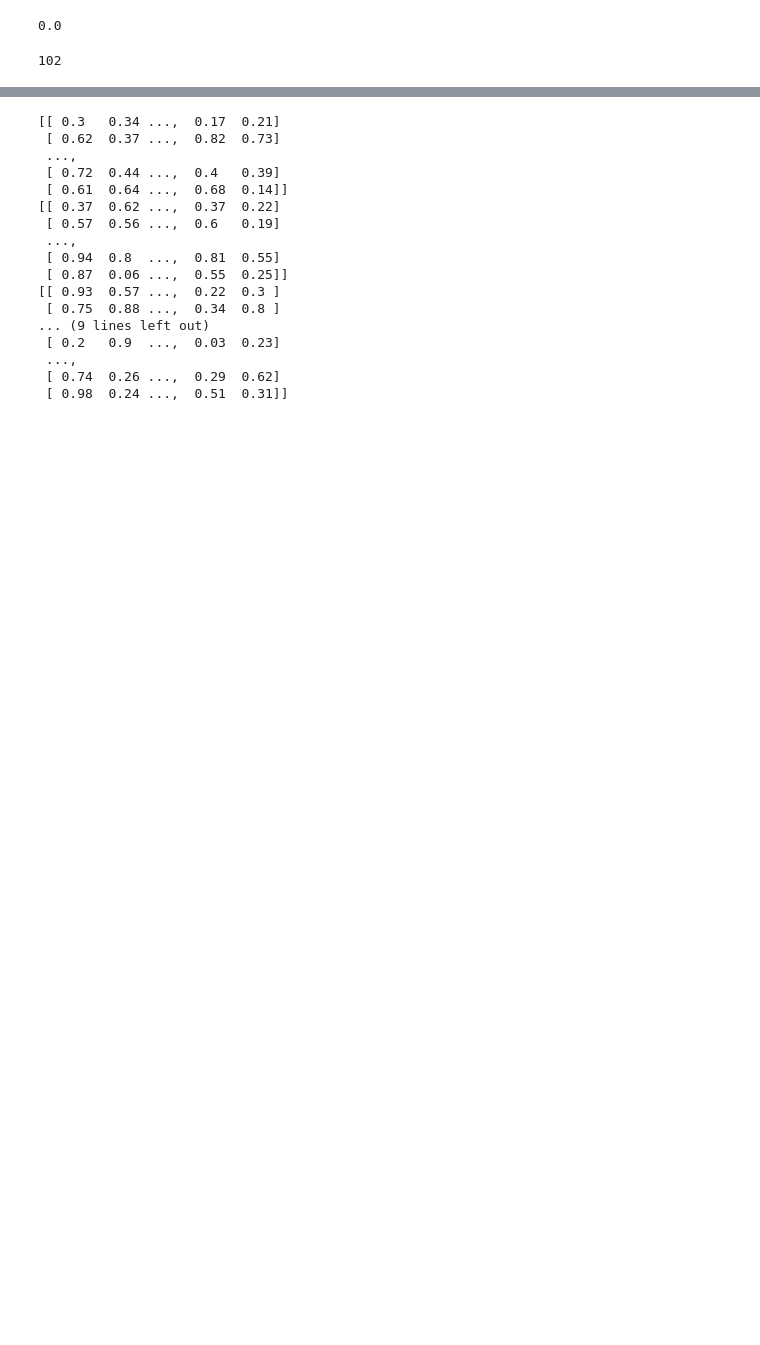
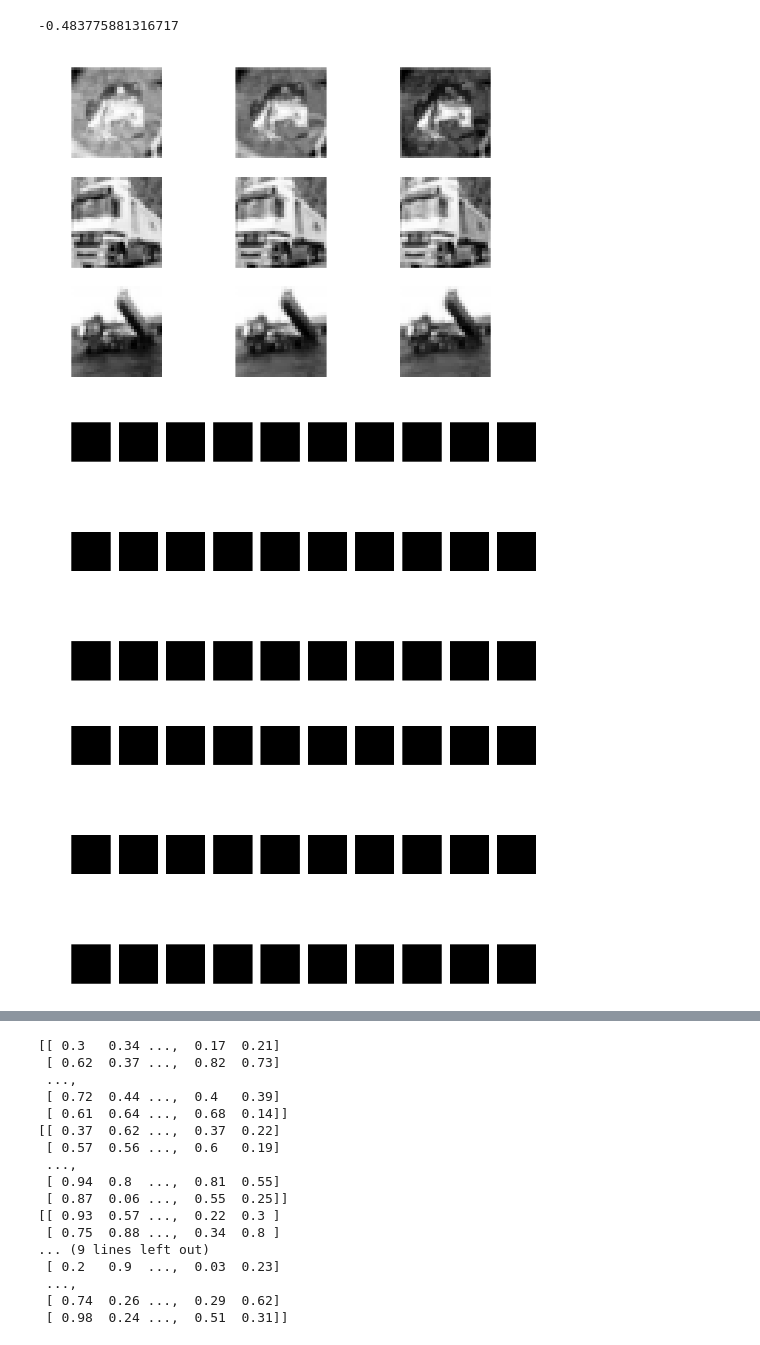
Before and after one commit to botcs/deepscratch, a Jupyter notebook: demo/cifar/conv_probe.ipynb, the cells around one changed output, grey strips where cells are left out. Cells and saved outputs as stored; diff of their text form; code cells hidden in the pictures; blank space fills up the shorter version.

Commit message:
conv test

```diff
--- a/demo/cifar/conv_probe.ipynb
+++ b/demo/cifar/conv_probe.ipynb
@@ -68,21 +68,18 @@ def loadcifar():
 
 print 'Loading CIFAR images...'
 train, test = loadcifar()
-train = (train[0][:1000], train[1][:1000])
+train = (train[0][:100], train[1][:100])
 test = (test[0][:100], test[1][:100])
 
 print 'Constructing network...'
 #########################
 # NETWORK DEFINITION
 nn = nm.network(in_shape=train[0][0].shape, criterion='softmax')
-nn.add_conv(10, (5,5))
-nn.add_maxpool()
+nn.add_conv(10, (5,5), zero=True)
 nn.add_activation('relu')
-nn.add_conv(10, (5,5))
+nn.add_conv(10, (5,5), zero=True)
 nn.add_activation('relu')
 nn.add_shaper(np.prod(nn[-1].shape))
-nn.add_full(500)
-nn.add_activation('tanh')
 nn.add_full(300)
 nn.add_activation('tanh')
 nn.add_full(10)
@@ -93,8 +90,7 @@ result = []
 
 
 def print_test():
-    print ' --- Epoch: ', nn.last_epoch, ' error: ',\
-          nn.output.get_crit(train[0][0:16], train[1][0:16]).mean()
+    print ' --- Epoch: ', nn.last_epoch
 
 print 'Working with network:', netname
 def train_net():
@@ -102,7 +98,7 @@ def train_net():
   nn.SGD(train_policy=nn.fix_epoch,
          training_set=train,
          L2=True, reg=0.001,
-         batch=32, rate=0.3, epoch_call_back=print_test, epoch=5)
+         batch=8, rate=0.01, epoch_call_back=print_test, epoch=20)
 
   print 'Saving network snapshot to {}.net'.format(netname)
   nn.save_state('./nets/' + netname + '.net')
@@ -203,8 +209,10 @@ Saving network snapshot to newtest1-2conv-3abstract-layer500-300-10.net
 nn.get_output(train[0][0])
 ((nn[8].output[0,0]-nn[8].output[0,1])).sum()
 # %% [output]
-0.0
+-0.483775881316717
-# %%
-nn.test_eval(train)
-# %% [output]
-102
+# %%
+print_outputs()
+# %% [output]
+[figure, added]
+[figure, added]
+[figure, added]
```
Also changed, not shown: parts of 3 cells of this notebook, 11 other files.
